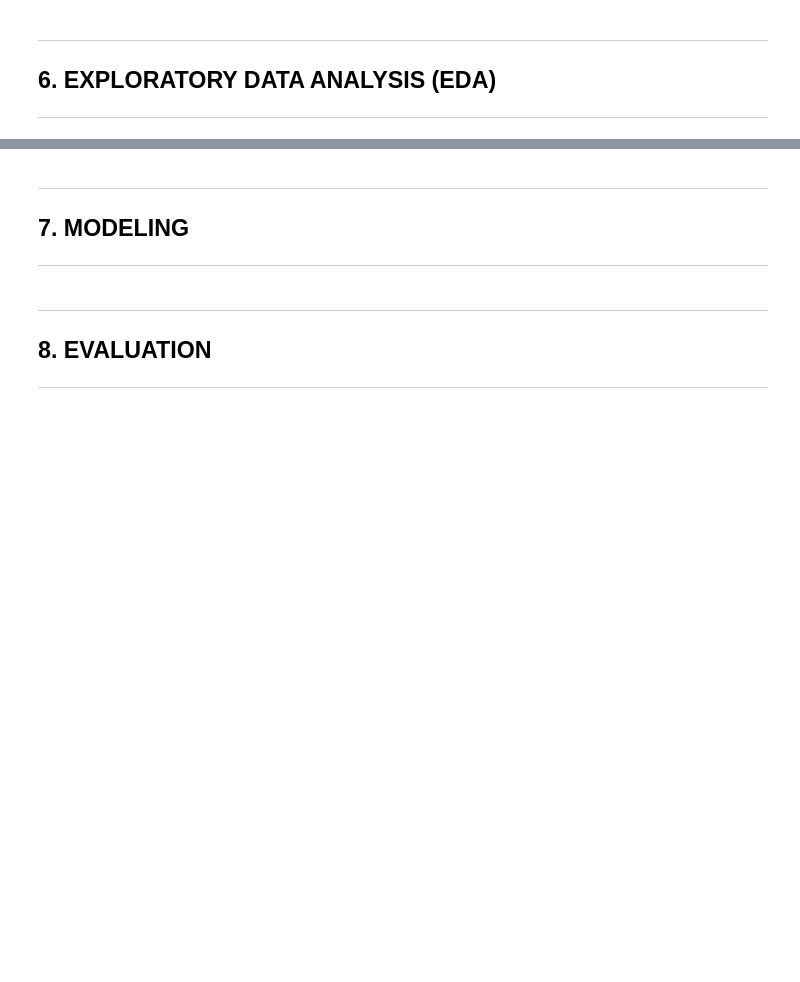
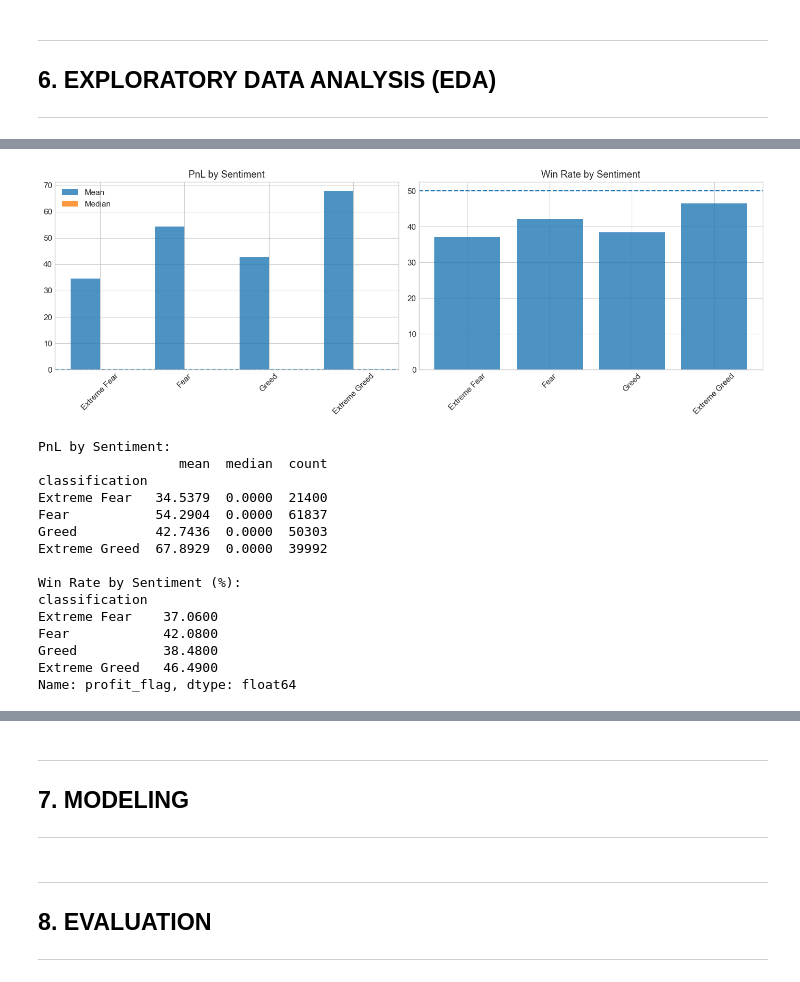
Before and after one commit to sandipanarnab/bitcoin_trading_data_sentiment_analysis, a Jupyter notebook: notebook/bitcoin_sentiment_trader_analysis.ipynb, the cells around one changed output, grey strips where cells are left out. Cells and saved outputs as stored; diff of their text form; code cells hidden in the pictures; blank space fills up the shorter version.

```diff
--- a/notebook/bitcoin_sentiment_trader_analysis.ipynb
+++ b/notebook/bitcoin_sentiment_trader_analysis.ipynb
@@ -353,51 +718,66 @@ print(f"  Win Rate: {merged_df['profit_flag'].mean()*100:.2f}%")
 # %%
+
 # B. SENTIMENT VS PERFORMANCE
+
 
 fig, axes = plt.subplots(1, 2, figsize=(14, 5))
 
-# Mean and Median PnL by sentiment
-sentiment_order = ['Extreme Fear', 'Fear', 'Neutral', 'Greed', 'Extreme Greed']
+# Updated sentiment order (no Neutral)
+sentiment_order = ['Extreme Fear', 'Fear', 'Greed', 'Extreme Greed']
+
+# PnL stats
 sentiment_stats = merged_df.groupby('classification')['Closed PnL'].agg(['mean', 'median', 'count'])
 sentiment_stats = sentiment_stats.reindex(sentiment_order)
 
 x = range(len(sentiment_order))
 width = 0.35
 
-axes[0].bar([i - width/2 for i in x], sentiment_stats['mean'], width, label='Mean PnL', color='steelblue', alpha=0.8)
-axes[0].bar([i + width/2 for i in x], sentiment_stats['median'], width, label='Median PnL', color='coral', alpha=0.8)
-axes[0].axhline(y=0, color='black', linestyle='--', linewidth=1)
+# Mean vs Median
+axes[0].bar([i - width/2 for i in x], sentiment_stats['mean'], width, label='Mean', alpha=0.8)
+axes[0].bar([i + width/2 for i in x], sentiment_stats['median'], width, label='Median', alpha=0.8)
+axes[0].axhline(0, linestyle='--')
+
 axes[0].set_xticks(x)
-axes[0].set_xticklabels(sentiment_order, rotation=45, ha='right')
-axes[0].set_xlabel('Market Sentiment')
-axes[0].set_ylabel('PnL ($)')
-axes[0].set_title('PnL by Market Sentiment')
+axes[0].set_xticklabels(sentiment_order, rotation=45)
+axes[0].set_title('PnL by Sentiment')
 axes[0].legend()
 
-# Win rate by sentiment
-win_rates = merged_df.groupby('classification')['profit_flag'].mean()
-win_rates = win_rates.reindex(sentiment_order)
+# Win rate
+win_rates = merged_df.groupby('classification')['profit_flag'].mean().reindex(sentiment_order)
 
-colors = ['#d73027', '#fc8d59', '#fee090', '#91cf60', '#1a9850']  # Red to green
-bars = axes[1].bar(x, win_rates.values * 100, color=colors, edgecolor='black', alpha=0.8)
-axes[1].axhline(y=50, color='gray', linestyle='--', linewidth=1, label='50% baseline')
+bars = axes[1].bar(x, win_rates.values * 100, alpha=0.8)
+axes[1].axhline(50, linestyle='--')
+
 axes[1].set_xticks(x)
-axes[1].set_xticklabels(sentiment_order, rotation=45, ha='right')
-axes[1].set_xlabel('Market Sentiment')
-axes[1].set_ylabel('Win Rate (%)')
-axes[1].set_title('Win Rate by Market Sentiment')
-axes[1].legend()
-
-# Add value labels on bars
-for bar, val in zip(bars, win_rates.values):
-    axes[1].text(bar.get_x() + bar.get_width()/2, bar.get_height() + 1,
-                f'{val*100:.1f}%', ha='center', va='bottom', fontsize=9)
+axes[1].set_xticklabels(sentiment_order, rotation=45)
+axes[1].set_title('Win Rate by Sentiment')
 
 plt.tight_layout()
-plt.savefig('/workspace/charts/sentiment_performance.png', dpi=150, bbox_inches='tight')
 plt.show()
 
+# =========================
+# PRINT RESULTS
+# =========================
+
 print("\nPnL by Sentiment:")
-display(sentiment_stats)
+print(sentiment_stats)
 
-print("\n*** OBSERVATION: ***")
-print("Traders in Neutral/Greed show different PnL patterns than Fear periods")
+print("\nWin Rate by Sentiment (%):")
+print((win_rates * 100).round(2))
+# %% [output]
+[figure, added]
+PnL by Sentiment:
+                  mean  median  count
+classification
+Extreme Fear   34.5379  0.0000  21400
+Fear           54.2904  0.0000  61837
+Greed          42.7436  0.0000  50303
+Extreme Greed  67.8929  0.0000  39992
+
+Win Rate by Sentiment (%):
+classification
+Extreme Fear    37.0600
+Fear            42.0800
+Greed           38.4800
+Extreme Greed   46.4900
+Name: profit_flag, dtype: float64
```
Also changed, not shown: parts of 31 cells of this notebook, 2 other files.
